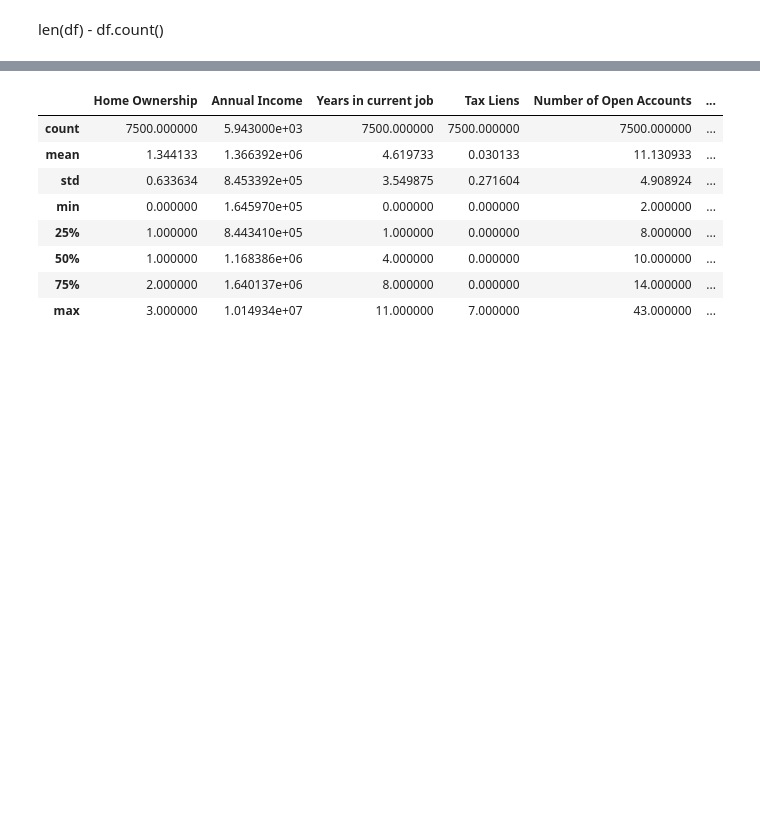
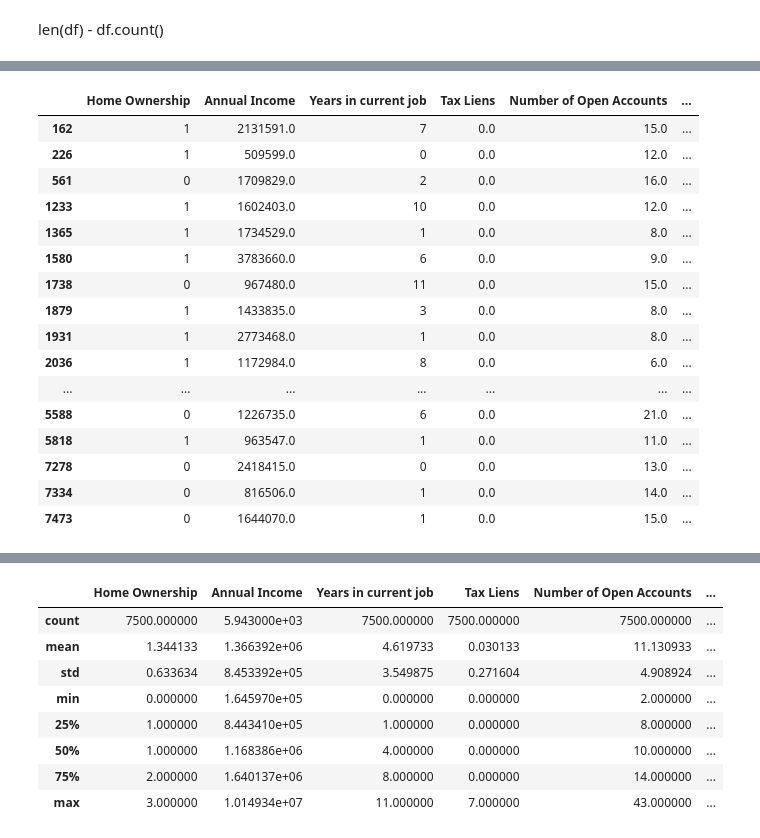
Before and after one commit to Valdert-13/probability-of-performance-by-the-borrower, a Jupyter notebook: project.ipynb, the cells around one changed output, grey strips where cells are left out. Drawn from its saved outputs; the diff is of its cells as text; code cells hidden in the pictures; blank space fills up the shorter version.

```diff
--- a/project.ipynb
+++ b/project.ipynb
@@ -59,5 +51,23 @@ for colum in df.select_dtypes(include='object').columns:
 # %%
-df.loc[ df['Credit Score'] > 850, 'Credit Score'] = df['Credit Score']/10
+df.loc[df['Current Credit Balance'] > df['Annual Income']]
+# %% [output]
+|  | Home Ownership | Annual Income | Years in current job | Tax Liens | Number of Open Accounts | ... |
+| 162 | 1 | 2131591.0 | 7 | 0.0 | 15.0 | ... |
+| 226 | 1 | 509599.0 | 0 | 0.0 | 12.0 | ... |
+| 561 | 0 | 1709829.0 | 2 | 0.0 | 16.0 | ... |
+| 1233 | 1 | 1602403.0 | 10 | 0.0 | 12.0 | ... |
+| 1365 | 1 | 1734529.0 | 1 | 0.0 | 8.0 | ... |
+| 1580 | 1 | 3783660.0 | 6 | 0.0 | 9.0 | ... |
+| 1738 | 0 | 967480.0 | 11 | 0.0 | 15.0 | ... |
+| 1879 | 1 | 1433835.0 | 3 | 0.0 | 8.0 | ... |
+| 1931 | 1 | 2773468.0 | 1 | 0.0 | 8.0 | ... |
+| 2036 | 1 | 1172984.0 | 8 | 0.0 | 6.0 | ... |
+| ... | ... | ... | ... | ... | ... | ... |
+| 5588 | 0 | 1226735.0 | 6 | 0.0 | 21.0 | ... |
+| 5818 | 1 | 963547.0 | 1 | 0.0 | 11.0 | ... |
+| 7278 | 0 | 2418415.0 | 0 | 0.0 | 13.0 | ... |
+| 7334 | 0 | 816506.0 | 1 | 0.0 | 14.0 | ... |
+| 7473 | 0 | 1644070.0 | 1 | 0.0 | 15.0 | ... |
 # %%
 df['Debt-to-income ratio'] = df['Monthly Debt']/(df['Annual Income']/12)*100
 # %%
```
Also changed, not shown: parts of 12 cells of this notebook.
